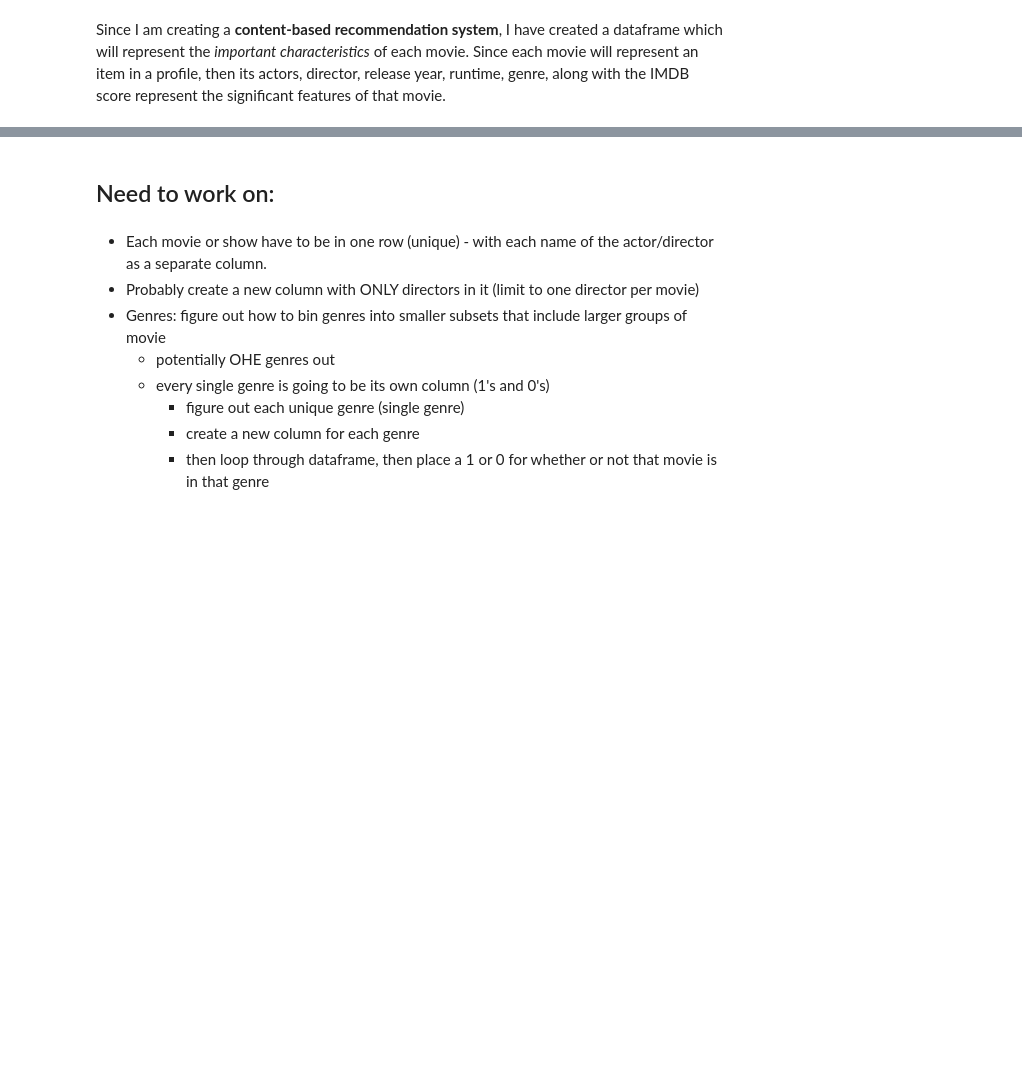
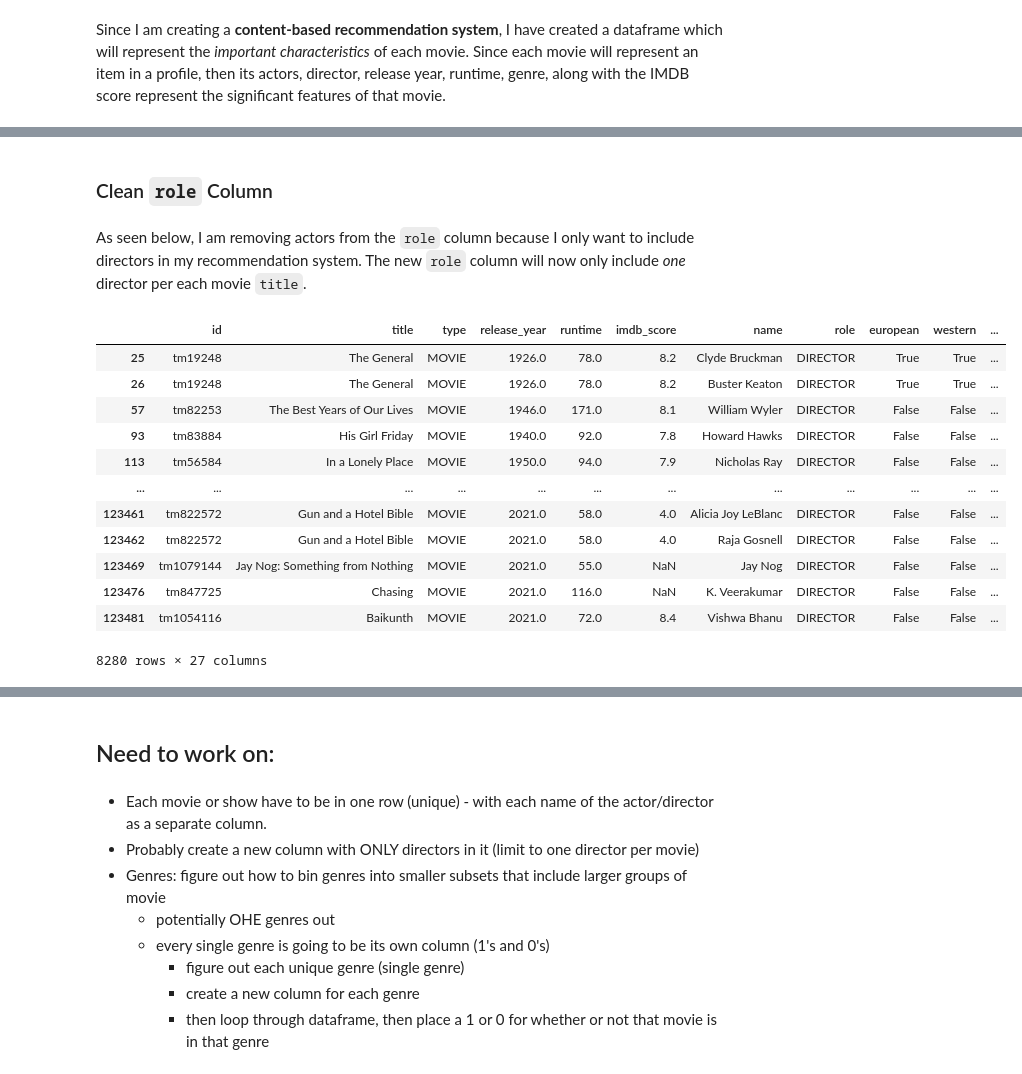
Before and after one commit to jsiddiqui85/Capstone_Recommendation_System, a Jupyter notebook: Workspace/Amazon_Prime_Video_Initial_EDA.ipynb, the cells around one changed output, grey strips where cells are left out. Cells and saved outputs as stored; diff of their text form; code cells hidden in the pictures; blank space fills up the shorter version.

```diff
--- a/Workspace/Amazon_Prime_Video_Initial_EDA.ipynb
+++ b/Workspace/Amazon_Prime_Video_Initial_EDA.ipynb
@@ -429,0 +426,4 @@ Since I am creating a **content-based recommendation system**, I have created a
+# %%
+# Set that flat_list to be a list
+flat_list = list(set(flat_list))
+flat_list
@@ -429,0 +450,4 @@ Since I am creating a **content-based recommendation system**, I have created a
+# %%
+# Creating for loop to loop over each genre, creating separate column for each genre, and assigning True or False
+for genre in flat_list:
+    movies_df[genre]=[True if genre in movie else False for movie in movies_df['genres']]
@@ -429,0 +467,3 @@ Since I am creating a **content-based recommendation system**, I have created a
+# %%
+# Dropping the genres column
+movies_df = movies_df.drop(columns='genres')
@@ -429,0 +481,24 @@ Since I am creating a **content-based recommendation system**, I have created a
+# %% [markdown]
+### Clean `role` Column
+# %% [markdown]
+As seen below, I am removing actors from the `role` column because I only want to include directors in my recommendation system.  The new `role` column will now only include *one* director per each movie `title`.
+# %%
+# Create simple function to only have DIRECTOR listed out
+movies_df = movies_df[movies_df['role'] == 'DIRECTOR']
+# %%
+# Sanity Check to ensure I only have Directors in the role column
+movies_df
+# %% [output]
+|  | id | title | type | release_year | runtime | imdb_score | name | role | european | western | ... |
+| 25 | tm19248 | The General | MOVIE | 1926.0 | 78.0 | 8.2 | Clyde Bruckman | DIRECTOR | True | True | ... |
+| 26 | tm19248 | The General | MOVIE | 1926.0 | 78.0 | 8.2 | Buster Keaton | DIRECTOR | True | True | ... |
+| 57 | tm82253 | The Best Years of Our Lives | MOVIE | 1946.0 | 171.0 | 8.1 | William Wyler | DIRECTOR | False | False | ... |
+| 93 | tm83884 | His Girl Friday | MOVIE | 1940.0 | 92.0 | 7.8 | Howard Hawks | DIRECTOR | False | False | ... |
+| 113 | tm56584 | In a Lonely Place | MOVIE | 1950.0 | 94.0 | 7.9 | Nicholas Ray | DIRECTOR | False | False | ... |
+| ... | ... | ... | ... | ... | ... | ... | ... | ... | ... | ... | ... |
+| 123461 | tm822572 | Gun and a Hotel Bible | MOVIE | 2021.0 | 58.0 | 4.0 | Alicia Joy LeBlanc | DIRECTOR | False | False | ... |
+| 123462 | tm822572 | Gun and a Hotel Bible | MOVIE | 2021.0 | 58.0 | 4.0 | Raja Gosnell | DIRECTOR | False | False | ... |
+| 123469 | tm1079144 | Jay Nog: Something from Nothing | MOVIE | 2021.0 | 55.0 | NaN | Jay Nog | DIRECTOR | False | False | ... |
+| 123476 | tm847725 | Chasing | MOVIE | 2021.0 | 116.0 | NaN | K. Veerakumar | DIRECTOR | False | False | ... |
+| 123481 | tm1054116 | Baikunth | MOVIE | 2021.0 | 72.0 | 8.4 | Vishwa Bhanu | DIRECTOR | False | False | ... |
+8280 rows × 27 columns
```
Also changed, not shown: parts of 21 cells of this notebook.
